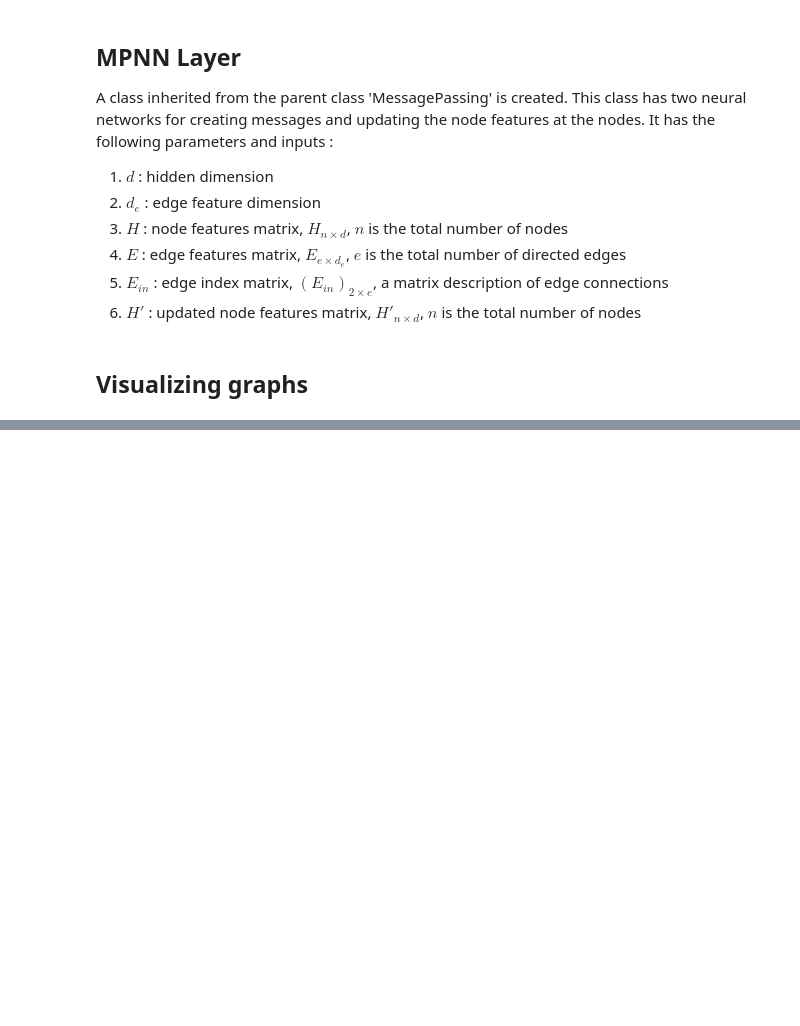
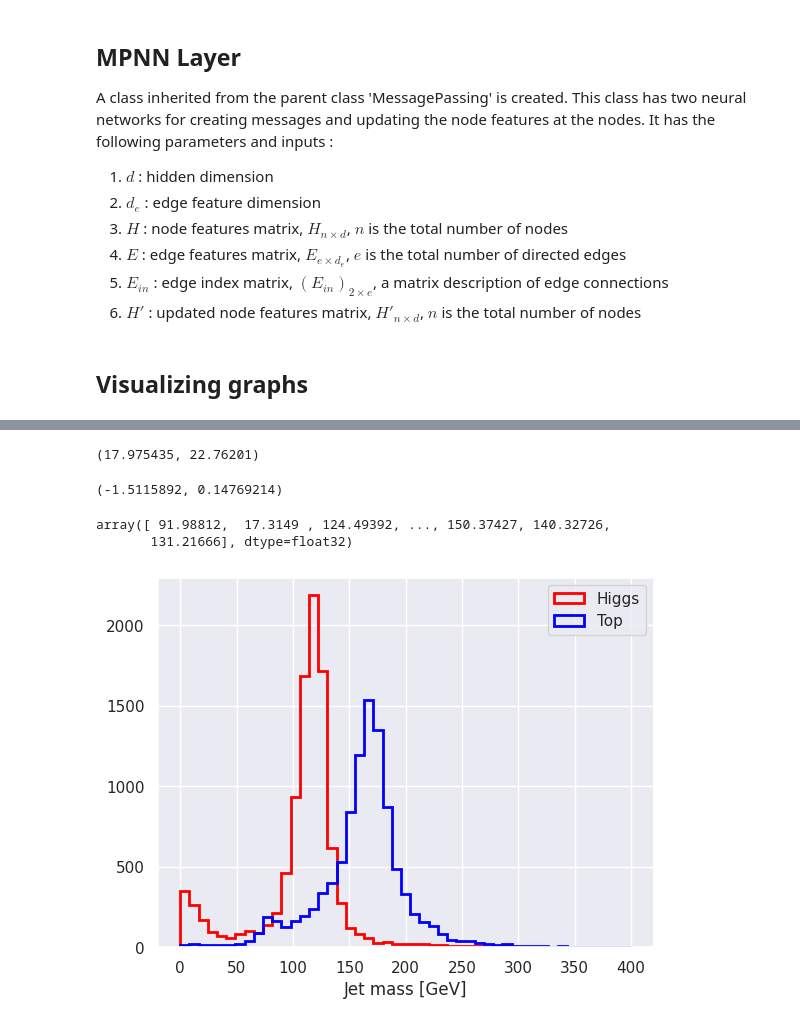
Before and after one commit to ganeshhep/NEURAL_NETWORKS, a Jupyter notebook: nn_basics.ipynb, the cells around one changed output, grey strips where cells are left out. Saved outputs shown, nothing was run; the diff lists cells and outputs as text; code cells hidden in the pictures; blank space fills up the shorter version.

```diff
--- a/nn_basics.ipynb
+++ b/nn_basics.ipynb
@@ -297 +326,6 @@ The updated node feature matrix is tensor([[-2.4388,  1.1194,  0.2999, -0.1774,
        grad_fn=<AddmmBackward0>)
+# %%
+from google.colab import drive
+drive.mount('/content/drive')
+data_file = "/content/drive/MyDrive/JetClass_example_100k.root"
+tree = uproot.open(data_file)["tree"]
@@ -297,0 +428,2 @@ The updated node feature matrix is tensor([[-2.4388,  1.1194,  0.2999, -0.1774,
+# %%
+table = tree.arrays() #The function returns a list of arrays, where each array corresponds to a branch in the tree. The arrays are ordered in the same order as the branches in the tree.
@@ -297,0 +511,27 @@ The updated node feature matrix is tensor([[-2.4388,  1.1194,  0.2999, -0.1774,
+# %%
+idx = 12000
+ak.flatten(p4.pt[idx:idx+1]).to_numpy().mean(), ak.flatten(p4.pt[idx:idx+1]).to_numpy().std()
+# %% [output]
+(17.975435, 22.76201)
+# %%
+ak.flatten(p4.phi[idx:idx+1]).to_numpy().mean(), ak.flatten(p4.phi[idx:idx+1]).to_numpy().std()
+# %% [output]
+(-1.5115892, 0.14769214)
+# %%
+jet_sdmass = table['jet_sdmass'].to_numpy()
+# %%
+jet_sdmass_H = jet_sdmass[np.where(table['label_Hbb'].to_numpy()!=0)]
+jet_sdmass_T = jet_sdmass[np.where(table['label_Tbqq'].to_numpy()!=0)]
+# %%
+jet_sdmass_H
+# %% [output]
+array([ 91.98812,  17.3149 , 124.49392, ..., 150.37427, 140.32726,
+       131.21666], dtype=float32)
+# %%
+plt.hist(jet_sdmass_H, bins = np.linspace(0, 400, 50), label = 'Higgs', color = 'red', histtype = 'step', linewidth = 2.)
+plt.hist(jet_sdmass_T, bins = np.linspace(0, 400, 50), label = 'Top', color = 'blue', histtype = 'step', linewidth = 2.)
+plt.xlabel('Jet mass [GeV]')
+plt.legend()
+plt.show()
+# %% [output]
+[figure, added]
```
Also changed, not shown: parts of 57 cells of this notebook.
